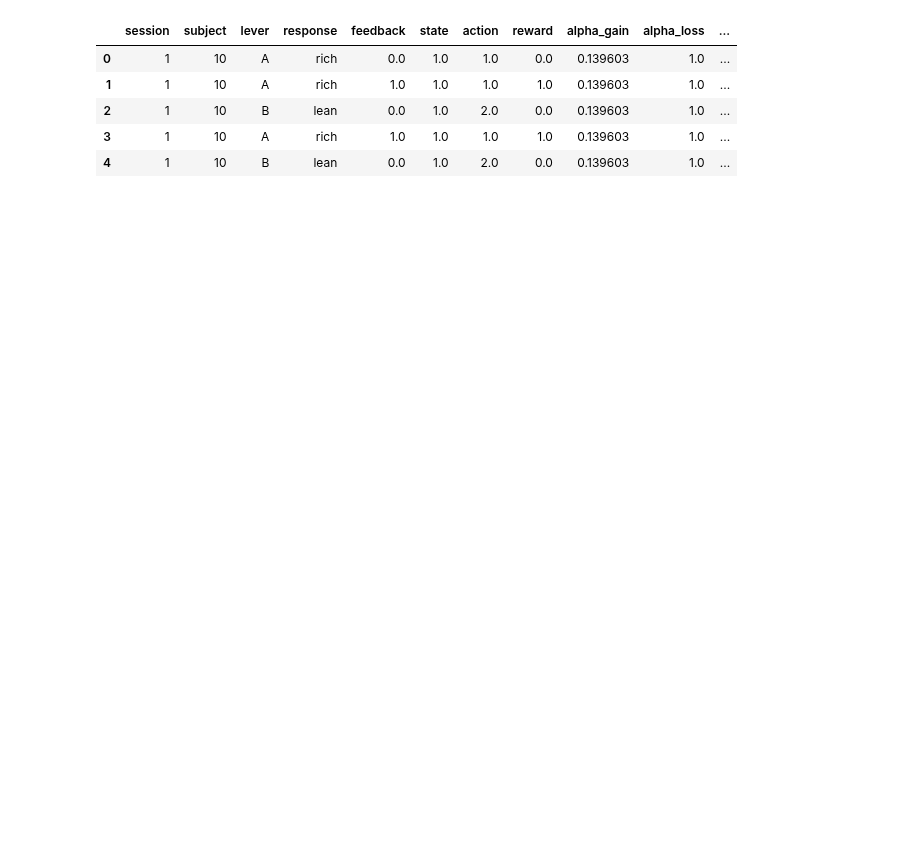
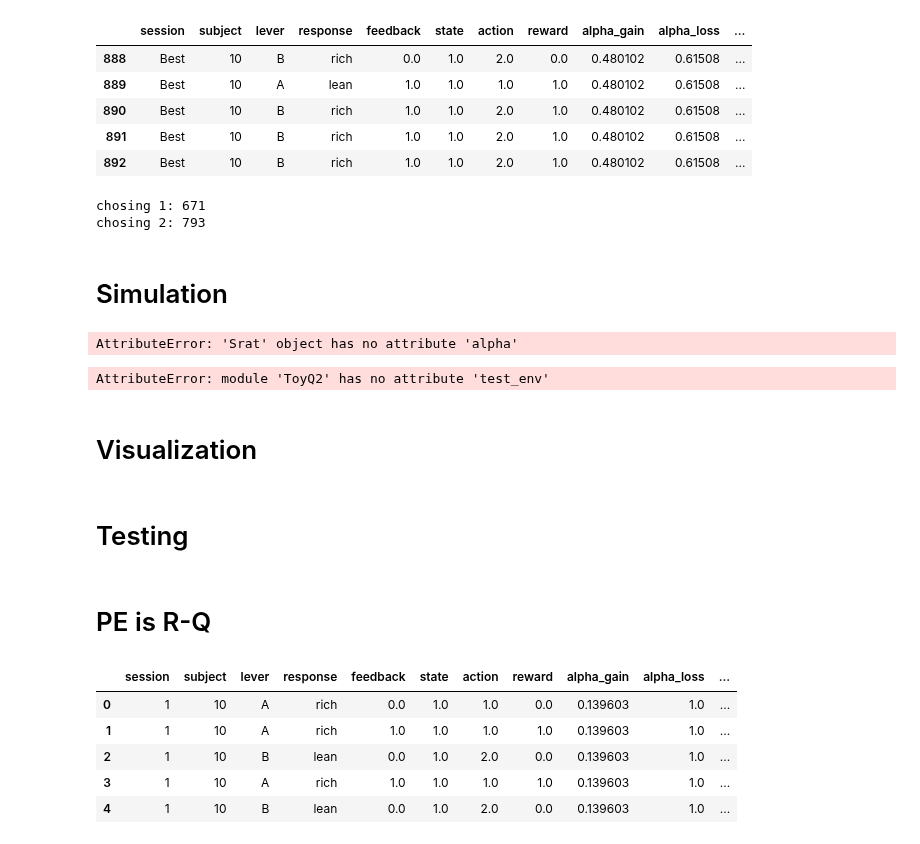
Before and after one commit to Maylibooyah69/RewardReversalPorject, a Jupyter notebook: Data_processing.ipynb, the cells around one changed output. Saved outputs shown, nothing was run; the diff lists cells and outputs as text; code cells hidden in the pictures; blank space fills up the shorter version.

```diff
--- a/Data_processing.ipynb
+++ b/Data_processing.ipynb
@@ -12,0 +10,5 @@ dtype('int64')
+# %%
+subjects = df['subject'].unique();
+sub_df={} # a dictionary whose keys is the subject number
+for i in subjects:
+    sub_df[i]=df[df['subject']==i]
@@ -12,0 +20,31 @@ dtype('int64')
+# %%
+def get_Logs(sub_df):
+    '''Returns a dict of DataFrame indexs as dict[rat number][session name]
+    where rat is int from 1 to 24 and session name is 1, 11, 16,6, Best as strings'''
+    Logs={}
+    for i in sub_df:
+        rat=sub_df[i]
+        sessions=rat['session'].unique()
+        Logs[i]={}
+        for j,sesh in enumerate(sessions):
+            Logs[i][sesh]={}
+            Logs[i][sesh]=rat[rat['session']==sesh]
+    return Logs
+epoched_df=get_Logs(sub_df)
+# %%
+epoched_df[10]['Best'].head()
+# %% [output]
+|  | session | subject | lever | response | feedback | state | action | reward | alpha_gain | alpha_loss | ... |
+| 888 | Best | 10 | B | rich | 0.0 | 1.0 | 2.0 | 0.0 | 0.480102 | 0.61508 | ... |
+| 889 | Best | 10 | A | lean | 1.0 | 1.0 | 1.0 | 1.0 | 0.480102 | 0.61508 | ... |
+| 890 | Best | 10 | B | rich | 1.0 | 1.0 | 2.0 | 1.0 | 0.480102 | 0.61508 | ... |
+| 891 | Best | 10 | B | rich | 1.0 | 1.0 | 2.0 | 1.0 | 0.480102 | 0.61508 | ... |
+| 892 | Best | 10 | B | rich | 1.0 | 1.0 | 2.0 | 1.0 | 0.480102 | 0.61508 | ... |
+# %%
+print('chosing 1:',sum(np.array(sub_df[3]['action']==1).astype(int)))
+print('chosing 2:',sum(np.array(sub_df[3]['action']==2).astype(int)))
+# %% [output]
+chosing 1: 671
+chosing 2: 793
+# %% [markdown]
+# Simulation
@@ -13,3 +61,23 @@ dtype('int64')
+# %%
+env=ToyQ2.toyQ_2choice()
+srat=Srat(env,alphaF=0.2,alphaS=0.1,beta=4,gamma=0)
+ToyQ2.train_rat(env,srat,300)
+# %% [output]
+AttributeError: 'Srat' object has no attribute 'alpha'
+# %%
+env=ToyQ2.test_env()
+srat=ToyQ2.SQFSrat(test_env,alphaF=0.2,alphaS=0.1,beta=4,gamma=0)
+env,rat=train_rat(env,rat,300) # train the same number of times
+actions = rat.choiceLog
+rewards = env.obslog
+# %% [output]
+AttributeError: module 'ToyQ2' has no attribute 'test_env'
+# %% [markdown]
+# Visualization
+# %% [markdown]
+# Testing
+# %% [markdown]
+# PE is R-Q
 # %%
 df.head()
 # %% [output]
```
Also changed, not shown: parts of 11 cells of this notebook, 4 other files.
